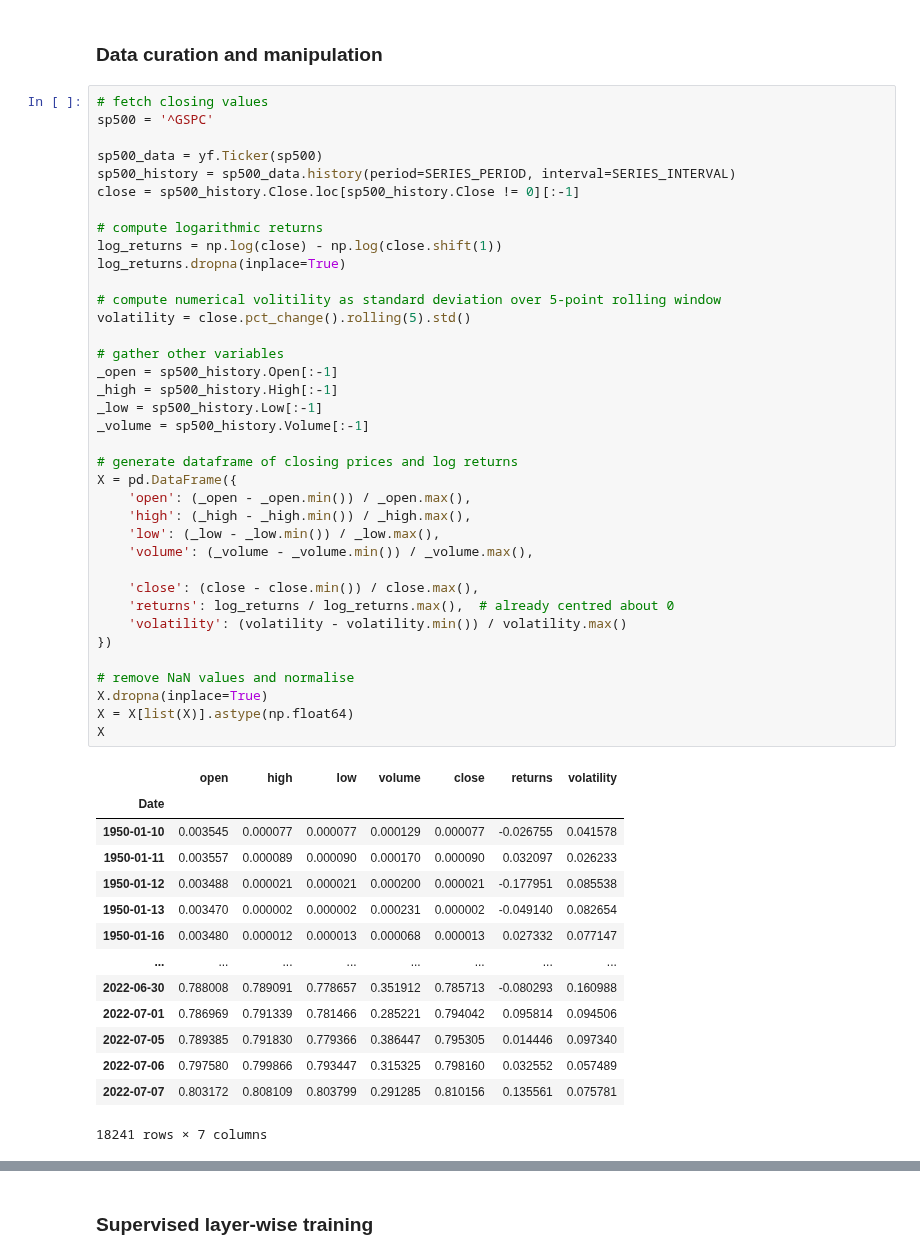
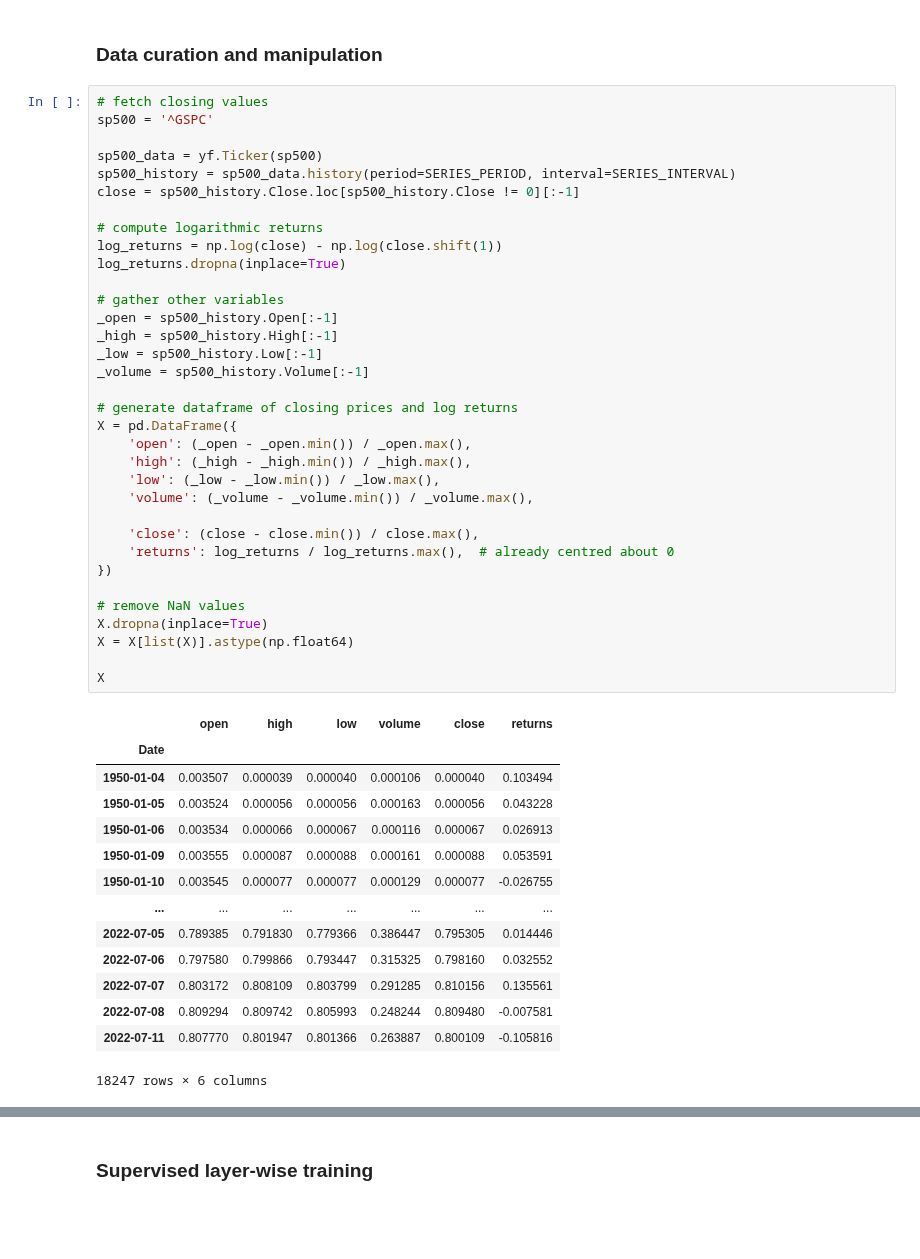
Before and after one commit to gittmp/sustainable-risk-modelling, a Jupyter notebook: Program/risk-forecasting.ipynb, the cells around one changed output, grey strips where cells are left out. Drawn from its saved outputs; the diff is of its cells as text; blank space fills up the shorter version.

```diff
--- a/Program/risk-forecasting.ipynb
+++ b/Program/risk-forecasting.ipynb
@@ -85,52 +100,49 @@ sp500 = '^GSPC'
 
 sp500_data = yf.Ticker(sp500)
 sp500_history = sp500_data.history(period=SERIES_PERIOD, interval=SERIES_INTERVAL)
 close = sp500_history.Close.loc[sp500_history.Close != 0][:-1]
 
 # compute logarithmic returns
 log_returns = np.log(close) - np.log(close.shift(1))
 log_returns.dropna(inplace=True)
-
-# compute numerical volitility as standard deviation over 5-point rolling window
-volatility = close.pct_change().rolling(5).std()
 
 # gather other variables
 _open = sp500_history.Open[:-1]
 _high = sp500_history.High[:-1]
 _low = sp500_history.Low[:-1]
 _volume = sp500_history.Volume[:-1]
 
 # generate dataframe of closing prices and log returns
 X = pd.DataFrame({
     'open': (_open - _open.min()) / _open.max(),
     'high': (_high - _high.min()) / _high.max(),
     'low': (_low - _low.min()) / _low.max(),
     'volume': (_volume - _volume.min()) / _volume.max(),
 
     'close': (close - close.min()) / close.max(),
     'returns': log_returns / log_returns.max(),  # already centred about 0
-    'volatility': (volatility - volatility.min()) / volatility.max()
 })
 
-# remove NaN values and normalise
+# remove NaN values
 X.dropna(inplace=True)
 X = X[list(X)].astype(np.float64)
+
 X
 # %% [output]
-|  | open | high | low | volume | close | returns | volatility |
-| Date |  |  |  |  |  |  |  |
-| 1950-01-10 | 0.003545 | 0.000077 | 0.000077 | 0.000129 | 0.000077 | -0.026755 | 0.041578 |
-| 1950-01-11 | 0.003557 | 0.000089 | 0.000090 | 0.000170 | 0.000090 | 0.032097 | 0.026233 |
-| 1950-01-12 | 0.003488 | 0.000021 | 0.000021 | 0.000200 | 0.000021 | -0.177951 | 0.085538 |
-| 1950-01-13 | 0.003470 | 0.000002 | 0.000002 | 0.000231 | 0.000002 | -0.049140 | 0.082654 |
-| 1950-01-16 | 0.003480 | 0.000012 | 0.000013 | 0.000068 | 0.000013 | 0.027332 | 0.077147 |
-| ... | ... | ... | ... | ... | ... | ... | ... |
-| 2022-06-30 | 0.788008 | 0.789091 | 0.778657 | 0.351912 | 0.785713 | -0.080293 | 0.160988 |
-| 2022-07-01 | 0.786969 | 0.791339 | 0.781466 | 0.285221 | 0.794042 | 0.095814 | 0.094506 |
-| 2022-07-05 | 0.789385 | 0.791830 | 0.779366 | 0.386447 | 0.795305 | 0.014446 | 0.097340 |
-| 2022-07-06 | 0.797580 | 0.799866 | 0.793447 | 0.315325 | 0.798160 | 0.032552 | 0.057489 |
-| 2022-07-07 | 0.803172 | 0.808109 | 0.803799 | 0.291285 | 0.810156 | 0.135561 | 0.075781 |
+|  | open | high | low | volume | close | returns |
+| Date |  |  |  |  |  |  |
+| 1950-01-04 | 0.003507 | 0.000039 | 0.000040 | 0.000106 | 0.000040 | 0.103494 |
+| 1950-01-05 | 0.003524 | 0.000056 | 0.000056 | 0.000163 | 0.000056 | 0.043228 |
+| 1950-01-06 | 0.003534 | 0.000066 | 0.000067 | 0.000116 | 0.000067 | 0.026913 |
+| 1950-01-09 | 0.003555 | 0.000087 | 0.000088 | 0.000161 | 0.000088 | 0.053591 |
+| 1950-01-10 | 0.003545 | 0.000077 | 0.000077 | 0.000129 | 0.000077 | -0.026755 |
+| ... | ... | ... | ... | ... | ... | ... |
+| 2022-07-05 | 0.789385 | 0.791830 | 0.779366 | 0.386447 | 0.795305 | 0.014446 |
+| 2022-07-06 | 0.797580 | 0.799866 | 0.793447 | 0.315325 | 0.798160 | 0.032552 |
+| 2022-07-07 | 0.803172 | 0.808109 | 0.803799 | 0.291285 | 0.810156 | 0.135561 |
+| 2022-07-08 | 0.809294 | 0.809742 | 0.805993 | 0.248244 | 0.809480 | -0.007581 |
+| 2022-07-11 | 0.807770 | 0.801947 | 0.801366 | 0.263887 | 0.800109 | -0.105816 |
-18241 rows × 7 columns
+18247 rows × 6 columns
 # %%
 fig, ax = plt.subplots(1, 2, figsize=(12, 4), dpi=150)
 
```
Also changed, not shown: parts of 12 cells of this notebook.
